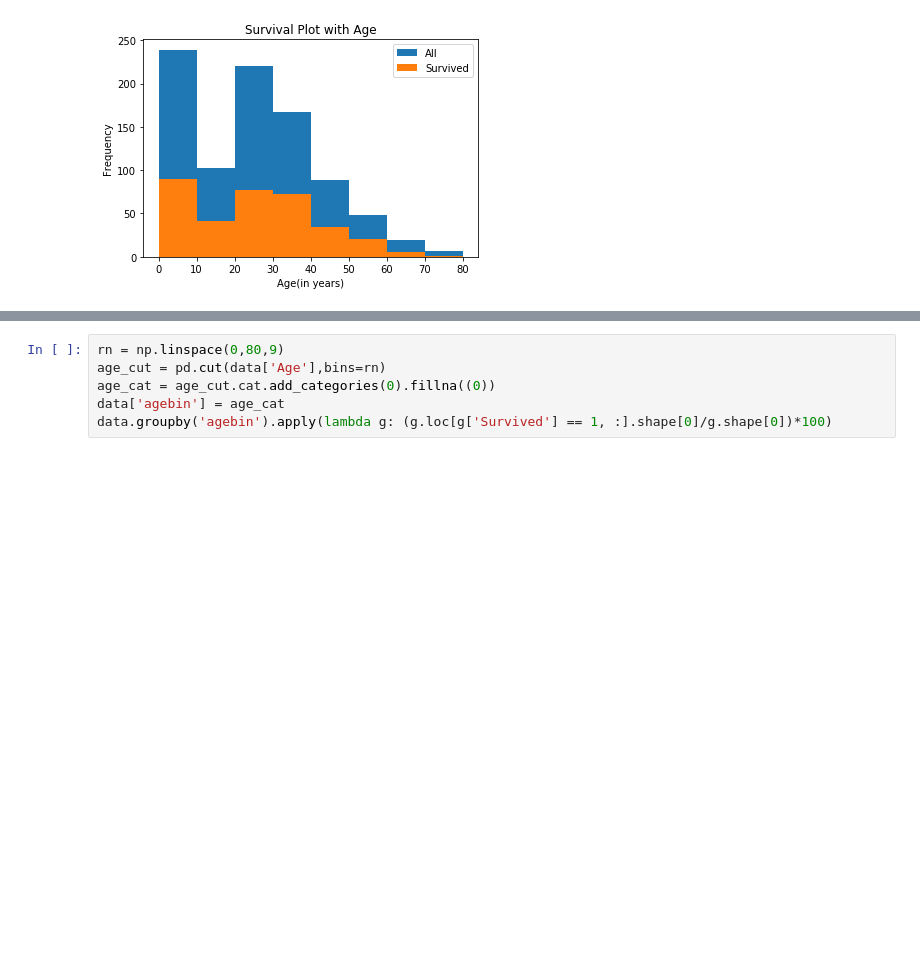
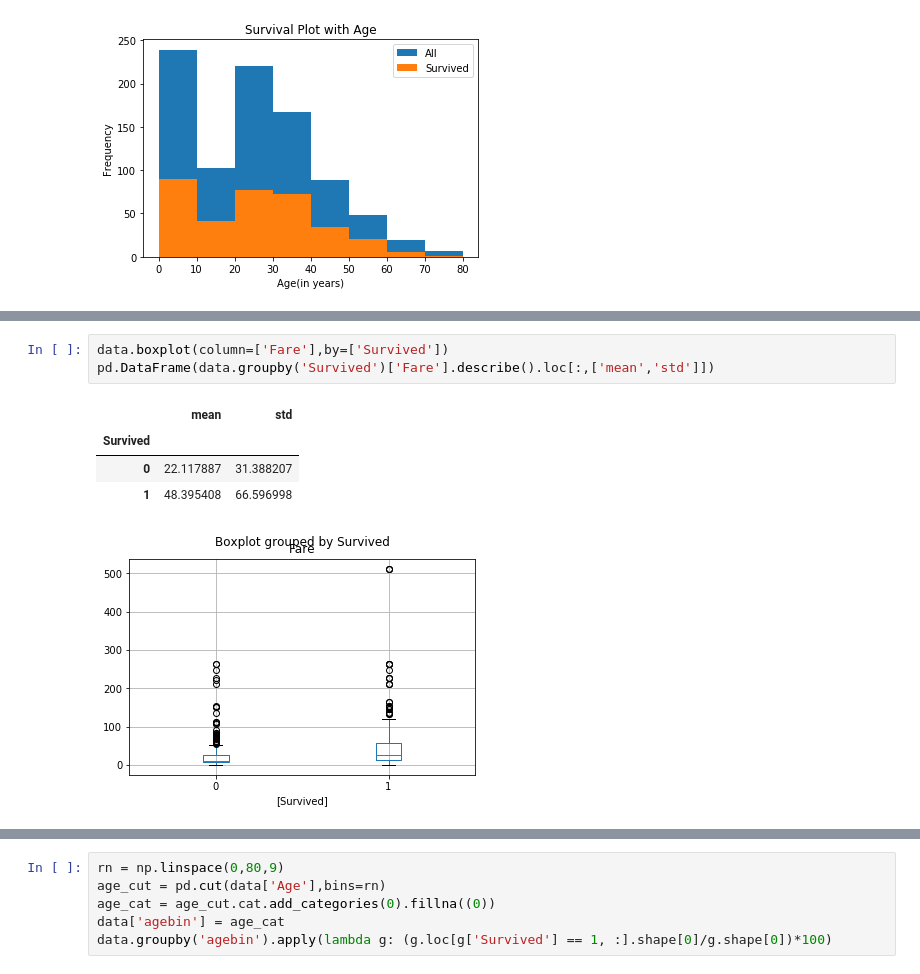
Before and after one commit to ravitejalvr/DAND-P1, a Jupyter notebook: DAND Project-1.ipynb, the cells around one changed output, grey strips where cells are left out. Drawn from its saved outputs; the diff is of its cells as text; blank space fills up the shorter version.

```diff
--- a/DAND Project-1.ipynb
+++ b/DAND Project-1.ipynb
@@ -155,0 +158,9 @@ plt.title('Survival Plot with Age')
+# %%
+data.boxplot(column=['Fare'],by=['Survived'])
+pd.DataFrame(data.groupby('Survived')['Fare'].describe().loc[:,['mean','std']])
+# %% [output]
+|  | mean | std |
+| Survived |  |  |
+| 0 | 22.117887 | 31.388207 |
+| 1 | 48.395408 | 66.596998 |
+[figure, added]
```
Also changed, not shown: parts of 9 cells of this notebook, 1 other file.
